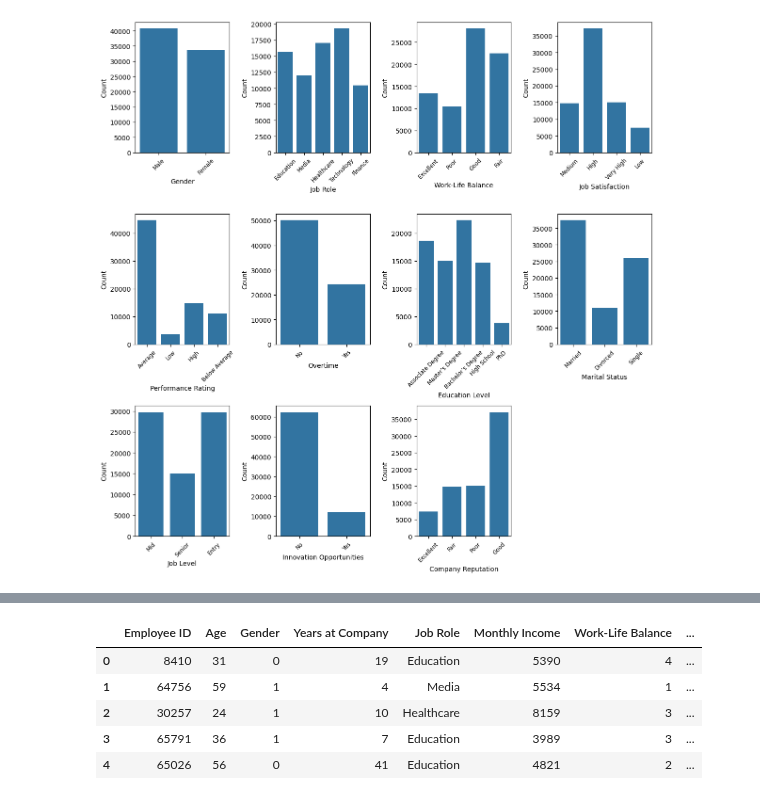
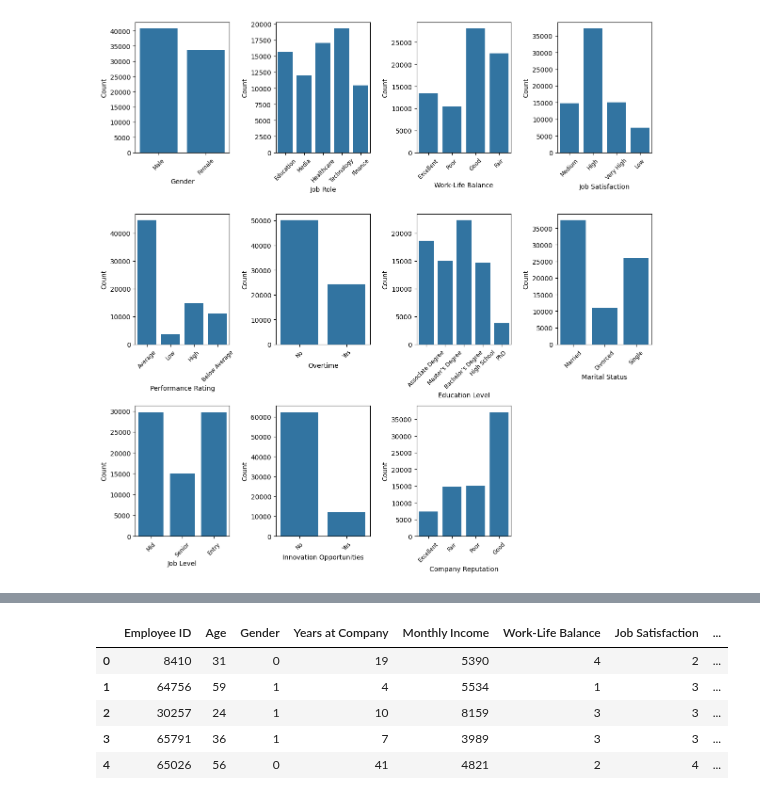
Before and after one commit to hansi-2000/HR-Project_ML, a Jupyter notebook: EMP_Attrition_rate.ipynb, the cells around one changed output, grey strips where cells are left out. Saved outputs shown, nothing was run; the diff lists cells and outputs as text; code cells hidden in the pictures.

```diff
--- a/EMP_Attrition_rate.ipynb
+++ b/EMP_Attrition_rate.ipynb
@@ -189,21 +171,24 @@ for col, mapping in ordinal_mappings.items():
 # %%
 # print("Unique values in Gender column:", emp_data['Gender'].unique())
 binary_columns = ['Innovation Opportunities', 'Overtime', 'Gender', 'Attrition']
 
 binary_mapping = {'No': 0, 'Yes': 1, 'Male': 0, 'Female': 1, 'Stayed':1, 'Left':0}
 
 for col in binary_columns:
     train[col] = train[col].map(binary_mapping)
     test[col] = test[col].map(binary_mapping)
 
-train.head()
+train_df = train.drop(columns=['Job Role', 'Marital Status'])
+test_df = test.drop(columns=['Job Role', 'Marital Status'])
+
+train_df.head()
 # %% [output]
-|  | Employee ID | Age | Gender | Years at Company | Job Role | Monthly Income | Work-Life Balance | ... |
-| 0 | 8410 | 31 | 0 | 19 | Education | 5390 | 4 | ... |
-| 1 | 64756 | 59 | 1 | 4 | Media | 5534 | 1 | ... |
-| 2 | 30257 | 24 | 1 | 10 | Healthcare | 8159 | 3 | ... |
-| 3 | 65791 | 36 | 1 | 7 | Education | 3989 | 3 | ... |
-| 4 | 65026 | 56 | 0 | 41 | Education | 4821 | 2 | ... |
+|  | Employee ID | Age | Gender | Years at Company | Monthly Income | Work-Life Balance | Job Satisfaction | ... |
+| 0 | 8410 | 31 | 0 | 19 | 5390 | 4 | 2 | ... |
+| 1 | 64756 | 59 | 1 | 4 | 5534 | 1 | 3 | ... |
+| 2 | 30257 | 24 | 1 | 10 | 8159 | 3 | 3 | ... |
+| 3 | 65791 | 36 | 1 | 7 | 3989 | 3 | 3 | ... |
+| 4 | 65026 | 56 | 0 | 41 | 4821 | 2 | 4 | ... |
 # %%
 emp_data = emp_data.drop(columns=['Employee ID'])
 
```
Also changed, not shown: parts of 3 cells of this notebook.
